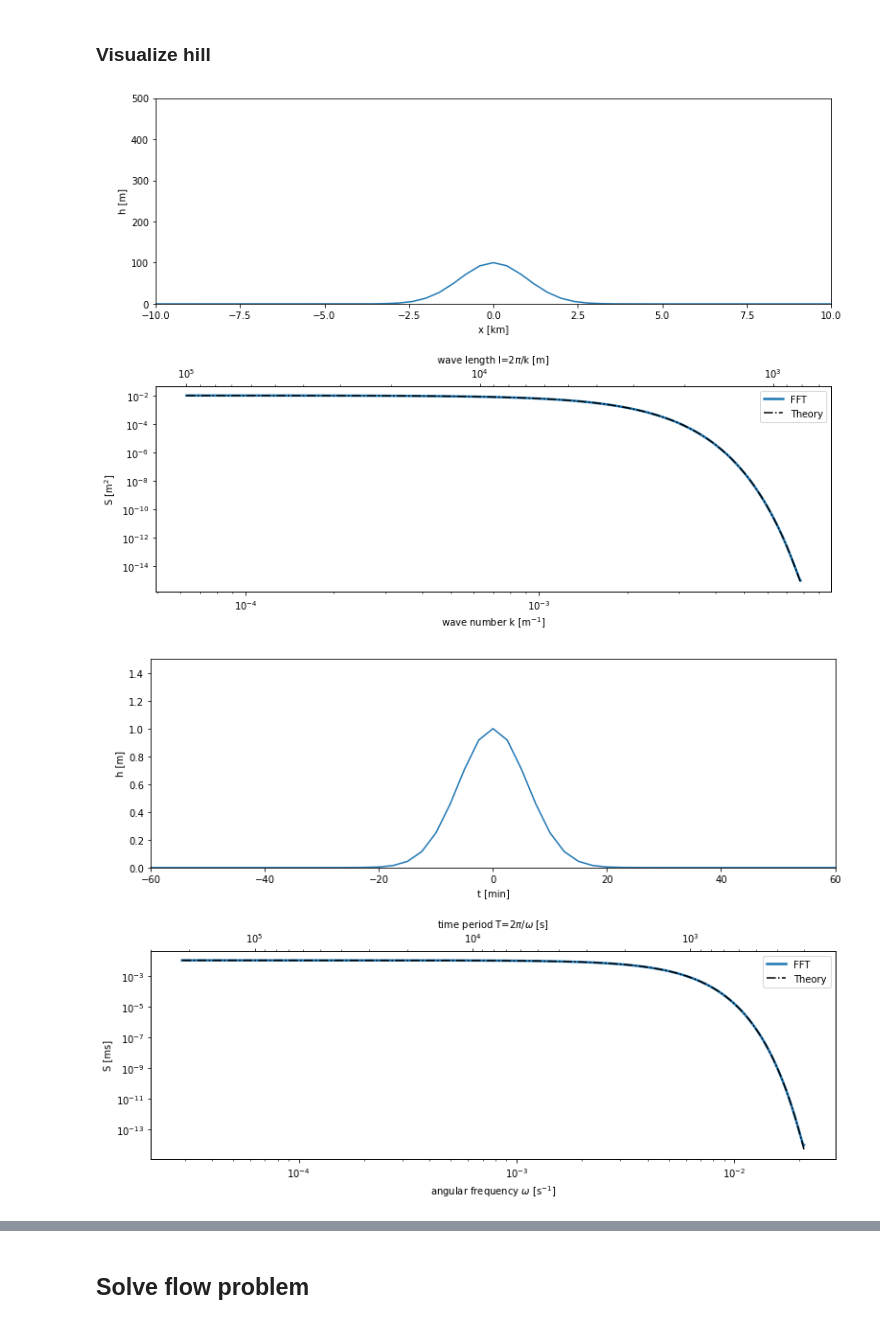
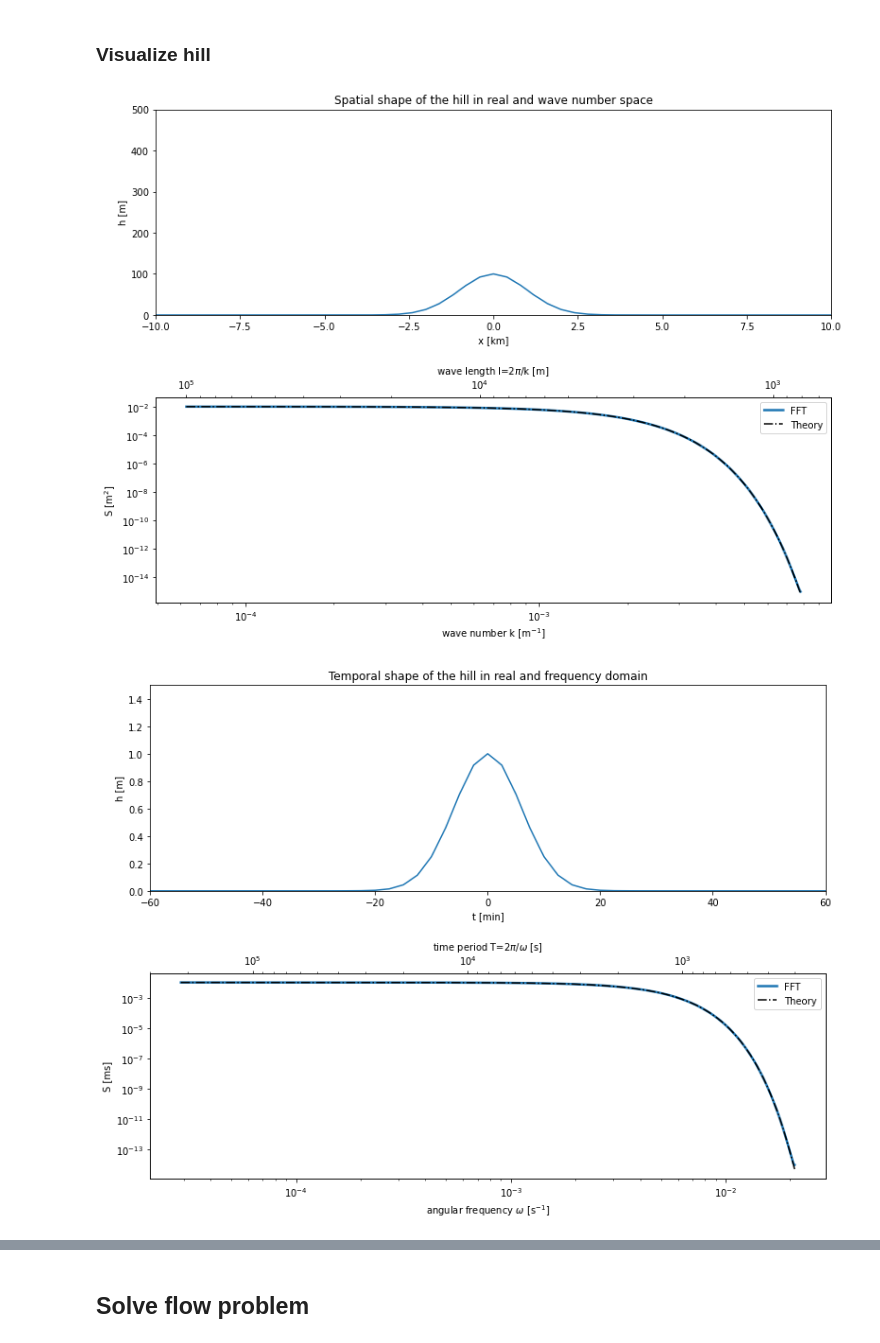
Before and after one commit to DriesAllaerts/lbow, a Jupyter notebook: notebooks/4-transient--impulse-response.ipynb, the cells around one changed output, grey strips where cells are left out. Saved outputs shown, nothing was run; the diff lists cells and outputs as text; code cells hidden in the pictures.

```diff
--- a/notebooks/4-transient--impulse-response.ipynb
+++ b/notebooks/4-transient--impulse-response.ipynb
@@ -78,7 +78,8 @@ f,ax = plt.subplots(2,1,figsize=(12.8,9.6))
 plt.subplots_adjust(hspace=0.4)
 ax[0].plot(xs/1.e3,hx(xs))
 ax[1].loglog(model.k[1:int(Nx/2),0],np.abs(model.hc[1:int(Nx/2),0]),linewidth=2.5,label='FFT')
-_ = ax[0].set(xlim=[-10,10],ylim=[0,500],xlabel='x [km]',ylabel='h [m]')
+_ = ax[0].set(xlim=[-10,10],ylim=[0,500],xlabel='x [km]',ylabel='h [m]',
+              title='Spatial shape of the hill in real and wave number space')
 _ = ax[1].set(xlabel=r'wave number k [m$^{-1}$]',ylabel=r'S [m$^2$]')
 
 # Theoretical Fourier transform pair
@@ -90,22 +91,23 @@ ax2.set_xscale('log')
 ax2.set_xlabel(r'wave length l=2$\pi$/k [m]')
 _ = ax2.set_xlim((2*np.pi/ax[1].get_xlim()[0],2*np.pi/ax[1].get_xlim()[1]))
 # %% [output]
-[figure, old version]
+[figure, new version]
 # %%
 f,ax = plt.subplots(2,1,figsize=(12.8,9.6))
 plt.subplots_adjust(hspace=0.4)
 ax[0].plot(ts/60,ht(ts))
 ax[1].loglog(-model.omega[0,1:],np.abs(model.hc[0,1:]),linewidth=2.5,label='FFT')
-_ = ax[0].set(xlim=[-60,60],ylim=[0,1.5],xlabel='t [min]',ylabel='h [m]')
+_ = ax[0].set(xlim=[-60,60],ylim=[0,1.5],xlabel='t [min]',ylabel='h [m]',
+             title='Temporal shape of the hill in real and frequency domain')
 _ = ax[1].set(xlabel=r'angular frequency $\omega$ [s$^{-1}$]',ylabel=r'S [ms]')
 
 # Theoretical Fourier transform pair
 scale = np.mean(hx(Xs)*ht(Ts))
 ax[1].loglog(-model.omega[0,1:],scale*np.exp(-tau**2*model.omega[0,1:]**2/2),'-.k',label='Theory')
 ax[1].legend()
 ax2 = ax[1].twiny()
 ax2.set_xscale('log')
 ax2.set_xlabel(r'time period T=2$\pi$/$\omega$ [s]')
 _ = ax2.set_xlim((2*np.pi/ax[1].get_xlim()[0],2*np.pi/ax[1].get_xlim()[1]))
 # %% [output]
-[figure, old version]
+[figure, new version]
```
Also changed, not shown: parts of 7 cells of this notebook, 7 other files.
